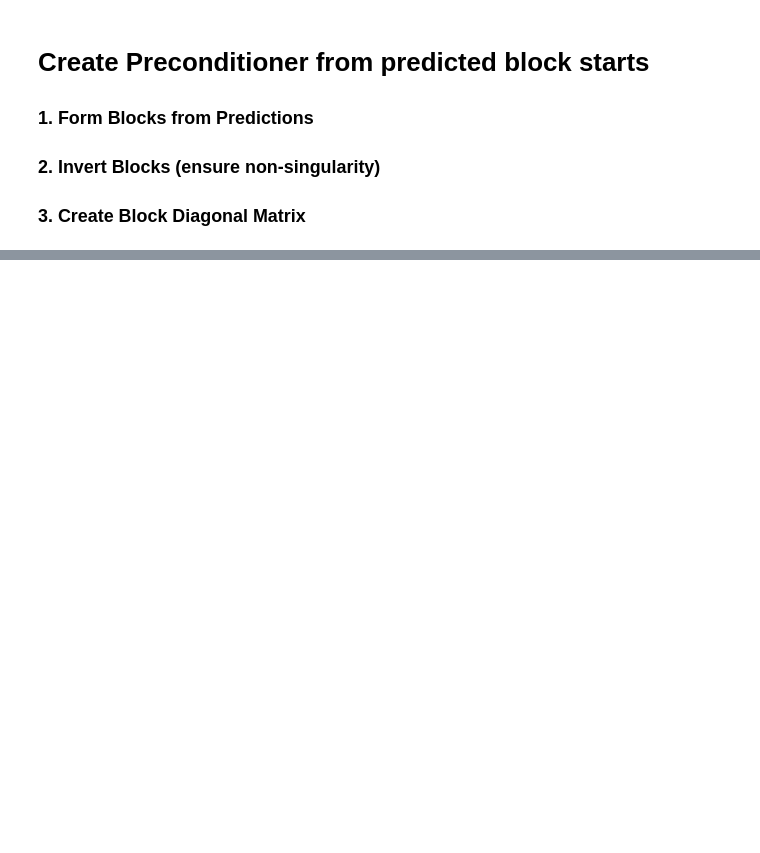
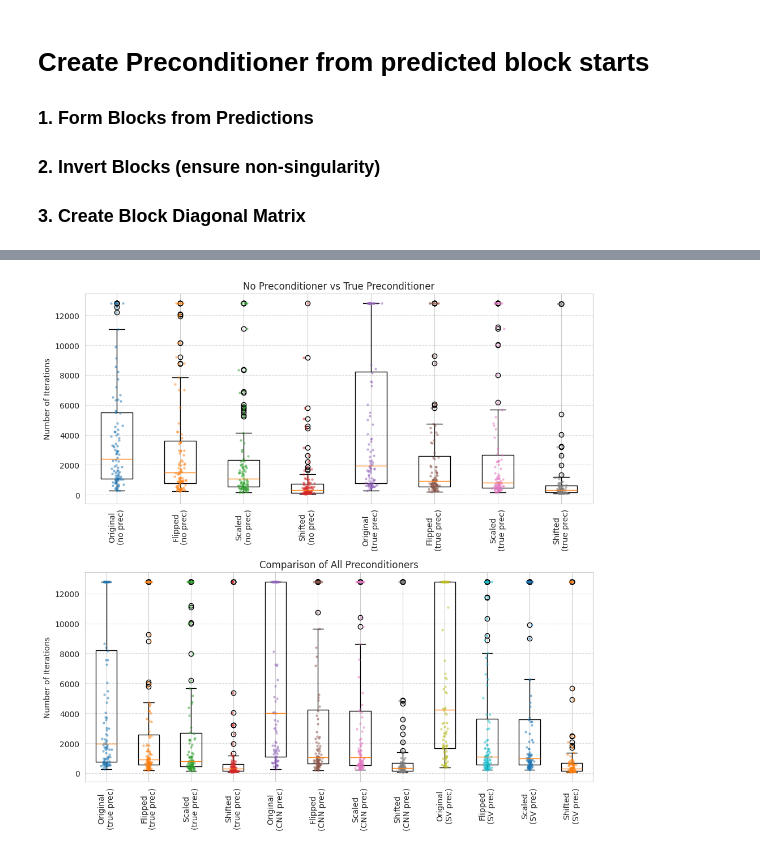
Before and after one commit to 24io/opencampus-ai-project, a Jupyter notebook: testrun.ipynb, the cells around one changed output, grey strips where cells are left out. Saved outputs shown, nothing was run; the diff lists cells and outputs as text; code cells hidden in the pictures; blank space fills up the shorter version.

```diff
--- a/testrun.ipynb
+++ b/testrun.ipynb
@@ -357,0 +384,90 @@ Relative residual:
+# %%
+# Unpack results for each combination of matrix type and preconditioner type for boxplot
+iters_no_prec_original = [result['Iterations'] for result in results if result['Matrix Type'] == 'Original Matrices' and result['Preconditioner Type'] == 'No Preconditioner']
+iters_no_prec_flipped = [result['Iterations'] for result in results if result['Matrix Type'] == 'Flipped Matrices' and result['Preconditioner Type'] == 'No Preconditioner']
+iters_no_prec_minmax = [result['Iterations'] for result in results if result['Matrix Type'] == 'Scaled Matrices' and result['Preconditioner Type'] == 'No Preconditioner']
+iters_no_prec_shifted = [result['Iterations'] for result in results if result['Matrix Type'] == 'Shifted Matrices' and result['Preconditioner Type'] == 'No Preconditioner']
+iters_prec_true_original = [result['Iterations'] for result in results if result['Matrix Type'] == 'Original Matrices' and result['Preconditioner Type'] == 'Prec from True Block Starts']
+iters_prec_true_flipped = [result['Iterations'] for result in results if result['Matrix Type'] == 'Flipped Matrices' and result['Preconditioner Type'] == 'Prec from True Block Starts']
+iters_prec_true_minmax = [result['Iterations'] for result in results if result['Matrix Type'] == 'Scaled Matrices' and result['Preconditioner Type'] == 'Prec from True Block Starts']
+iters_prec_true_shifted = [result['Iterations'] for result in results if result['Matrix Type'] == 'Shifted Matrices' and result['Preconditioner Type'] == 'Prec from True Block Starts']
+iters_prec_cnn_original = [result['Iterations'] for result in results if result['Matrix Type'] == 'Original Matrices' and result['Preconditioner Type'] == 'Prec from Predicted Block Starts']
+iters_prec_cnn_flipped = [result['Iterations'] for result in results if result['Matrix Type'] == 'Flipped Matrices' and result['Preconditioner Type'] == 'Prec from Predicted Block Starts']
+iters_prec_cnn_minmax = [result['Iterations'] for result in results if result['Matrix Type'] == 'Scaled Matrices' and result['Preconditioner Type'] == 'Prec from Predicted Block Starts']
+iters_prec_cnn_shifted = [result['Iterations'] for result in results if result['Matrix Type'] == 'Shifted Matrices' and result['Preconditioner Type'] == 'Prec from Predicted Block Starts']
+iters_prec_sv_original = [result['Iterations'] for result in results if result['Matrix Type'] == 'Original Matrices' and result['Preconditioner Type'] == 'Prec from Supervariable Blocking']
+iters_prec_sv_flipped = [result['Iterations'] for result in results if result['Matrix Type'] == 'Flipped Matrices' and result['Preconditioner Type'] == 'Prec from Supervariable Blocking']
+iters_prec_sv_minmax = [result['Iterations'] for result in results if result['Matrix Type'] == 'Scaled Matrices' and result['Preconditioner Type'] == 'Prec from Supervariable Blocking']
+iters_prec_sv_shifted = [result['Iterations'] for result in results if result['Matrix Type'] == 'Shifted Matrices' and result['Preconditioner Type'] == 'Prec from Supervariable Blocking']
+
+def prepare_data(data_list):
+    if not data_list:  # If the list is empty
+        return [0]  # Return a list with a single zero
+    data_array = np.array(data_list)
+    if data_array.ndim > 2:
+        data_array = data_array.reshape(-1)  # Flatten to 1D
+    elif data_array.ndim == 2:
+        data_array = data_array.flatten()
+    return data_array.tolist()
+
+# Prepare all data lists
+data_lists_1 = [
+    iters_no_prec_original, iters_no_prec_flipped, iters_no_prec_minmax, iters_no_prec_shifted,
+    iters_prec_true_original, iters_prec_true_flipped, iters_prec_true_minmax, iters_prec_true_shifted
+]
+
+data_lists_2 = [
+    iters_prec_true_original, iters_prec_true_flipped, iters_prec_true_minmax, iters_prec_true_shifted,
+    iters_prec_cnn_original, iters_prec_cnn_flipped, iters_prec_cnn_minmax, iters_prec_cnn_shifted,
+    iters_prec_sv_original, iters_prec_sv_flipped, iters_prec_sv_minmax, iters_prec_sv_shifted
+]
+
+prepared_data_1 = [prepare_data(data) for data in data_lists_1]
+prepared_data_2 = [prepare_data(data) for data in data_lists_2]
+
+# Create two separate figures
+plt.figure(figsize=(10,10))
+
+# First boxplot: No preconditioner and True preconditioner
+plt.subplot(2, 1, 1)
+bp1 = plt.boxplot(
+    prepared_data_1,
+    tick_labels=[
+        'Original\n(no prec)', 'Flipped\n(no prec)', 'Scaled\n(no prec)', 'Shifted\n(no prec)',
+        'Original\n(true prec)', 'Flipped\n(true prec)', 'Scaled\n(true prec)', 'Shifted\n(true prec)'
+    ]
+)
+
+plt.title('No Preconditioner vs True Preconditioner')
+plt.ylabel('Number of Iterations')
+plt.grid(True, axis='y', linestyle='--', alpha=0.7)
+plt.xticks(rotation=90)
+
+for i, data in enumerate(prepared_data_1):
+    x = np.random.normal(i+1, 0.04, size=len(data))
+    plt.scatter(x, data, alpha=0.4, s=5, zorder=2)
+
+# Second boxplot: All preconditioners
+plt.subplot(2, 1, 2)
+bp2 = plt.boxplot(
+    prepared_data_2,
+    tick_labels=[
+        'Original\n(true prec)', 'Flipped\n(true prec)', 'Scaled\n(true prec)', 'Shifted\n(true prec)',
+        'Original\n(CNN prec)', 'Flipped\n(CNN prec)', 'Scaled\n(CNN prec)', 'Shifted\n(CNN prec)',
+        'Original\n(SV prec)', 'Flipped\n(SV prec)', 'Scaled\n(SV prec)', 'Shifted\n(SV prec)'
+    ]
+)
+
+plt.title('Comparison of All Preconditioners')
+plt.ylabel('Number of Iterations')
+plt.grid(True, axis='y', linestyle='--', alpha=0.7)
+plt.xticks(rotation=90)
+
+for i, data in enumerate(prepared_data_2):
+    x = np.random.normal(i+1, 0.04, size=len(data))
+    plt.scatter(x, data, alpha=0.4, s=5, zorder=2)
+
+plt.tight_layout()
+plt.show()
+# %% [output]
+[figure, added]
```
Also changed, not shown: parts of 29 cells of this notebook.
